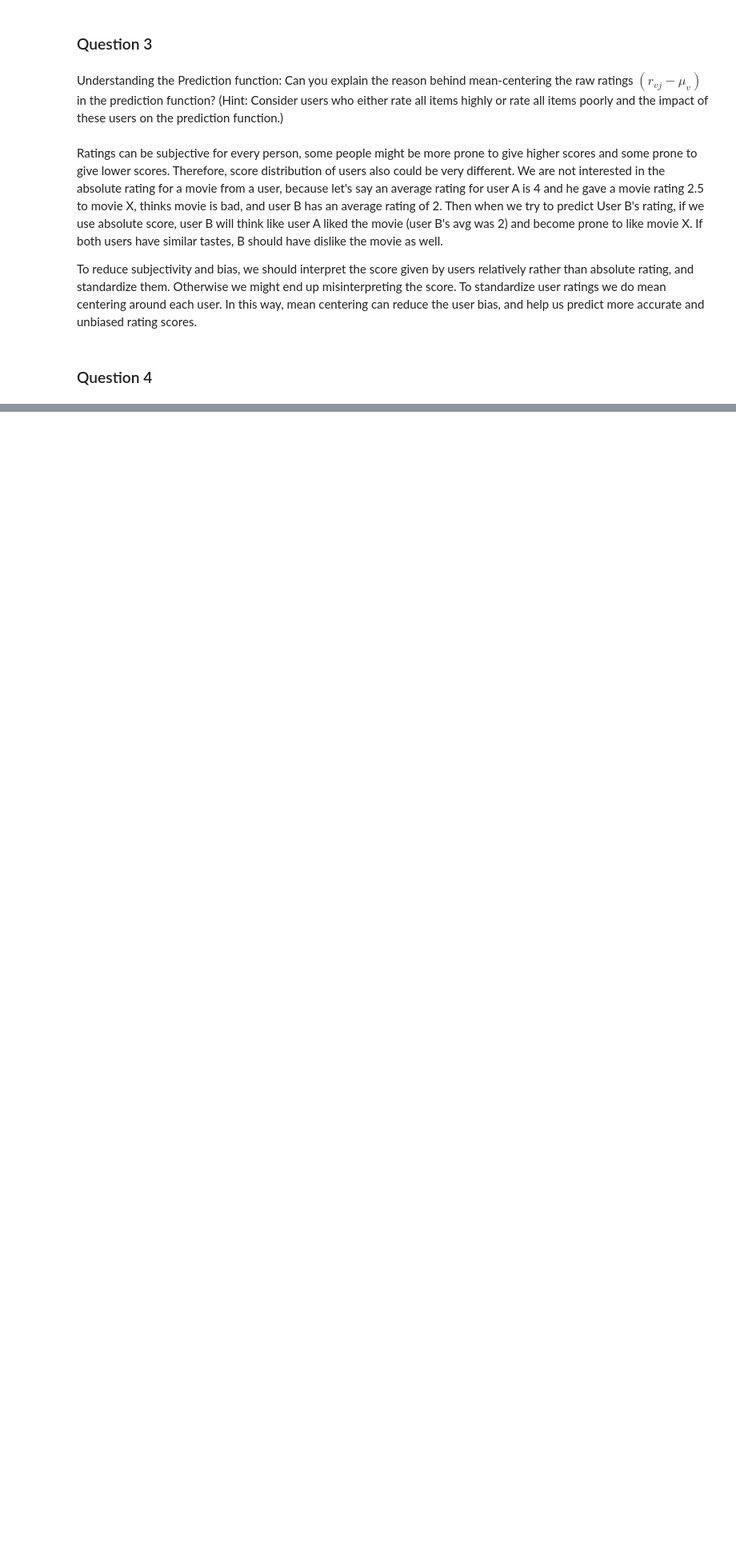
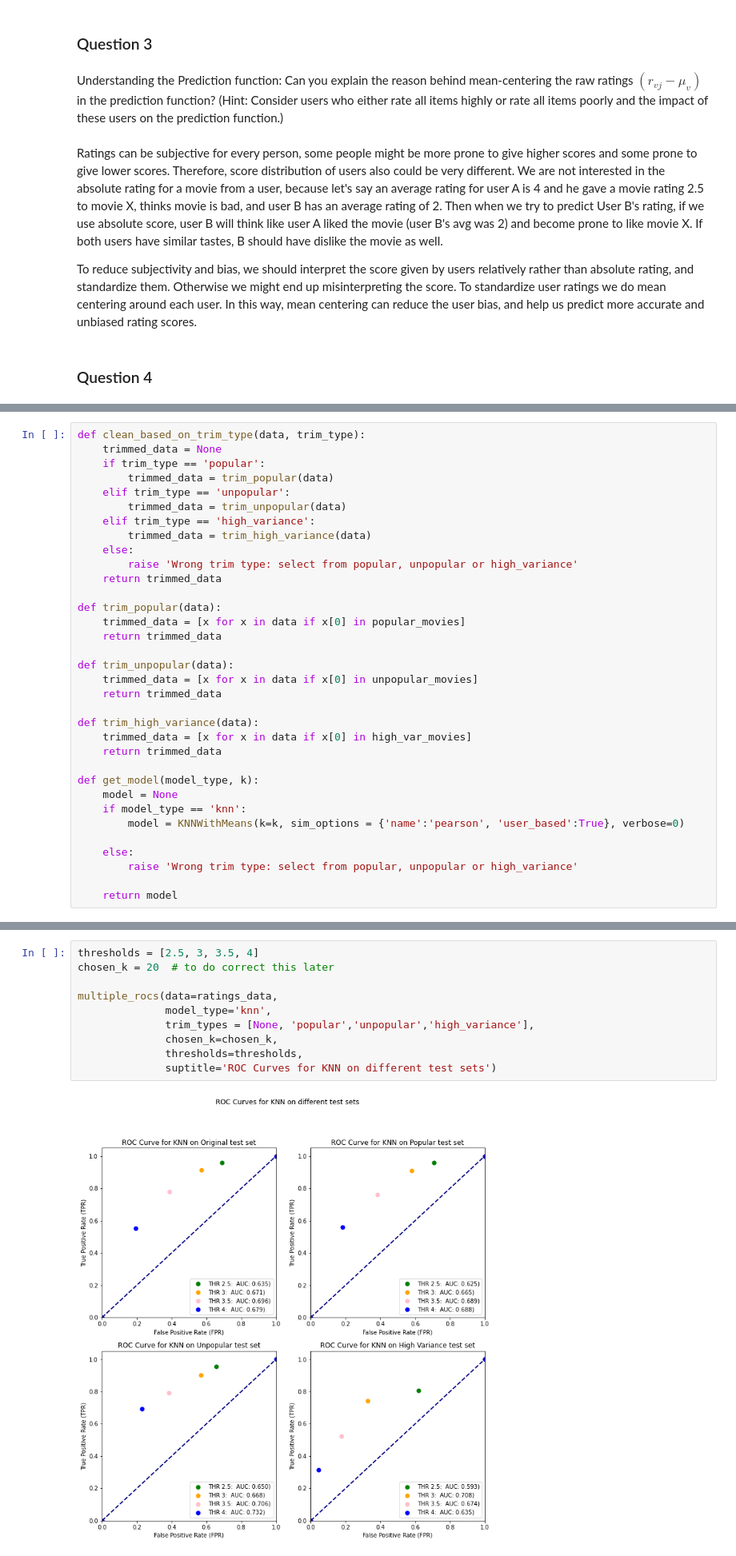
Before and after one commit to camligorkem/data-sicence-projects, a Jupyter notebook: project_3/Project_3.ipynb, the cells around one changed output, grey strips where cells are left out. Shown at 80% size. Cells and saved outputs as stored; diff of their text form; blank space fills up the shorter version.

```diff
--- a/project_3/Project_3.ipynb
+++ b/project_3/Project_3.ipynb
@@ -393,0 +440,34 @@ Computing the pearson similarity matrix...
+# %%
+def clean_based_on_trim_type(data, trim_type):
+    trimmed_data = None
+    if trim_type == 'popular':
+        trimmed_data = trim_popular(data)
+    elif trim_type == 'unpopular':
+        trimmed_data = trim_unpopular(data)
+    elif trim_type == 'high_variance':
+        trimmed_data = trim_high_variance(data)
+    else:
+        raise 'Wrong trim type: select from popular, unpopular or high_variance'
+    return trimmed_data
+
+def trim_popular(data):
+    trimmed_data = [x for x in data if x[0] in popular_movies]
+    return trimmed_data
+
+def trim_unpopular(data):
+    trimmed_data = [x for x in data if x[0] in unpopular_movies]
+    return trimmed_data
+
+def trim_high_variance(data):
+    trimmed_data = [x for x in data if x[0] in high_var_movies]
+    return trimmed_data
+
+def get_model(model_type, k):
+    model = None
+    if model_type == 'knn':
+        model = KNNWithMeans(k=k, sim_options = {'name':'pearson', 'user_based':True}, verbose=0)
+
+    else:
+        raise 'Wrong trim type: select from popular, unpopular or high_variance'
+
+    return model
@@ -393,0 +675,12 @@ Computing the pearson similarity matrix...
+# %%
+thresholds = [2.5, 3, 3.5, 4]
+chosen_k = 20  # to do correct this later
+
+multiple_rocs(data=ratings_data,
+              model_type='knn',
+              trim_types = [None, 'popular','unpopular','high_variance'],
+              chosen_k=chosen_k,
+              thresholds=thresholds,
+              suptitle='ROC Curves for KNN on different test sets')
+# %% [output]
+[figure, added]
```
Also changed, not shown: parts of 33 cells of this notebook.
